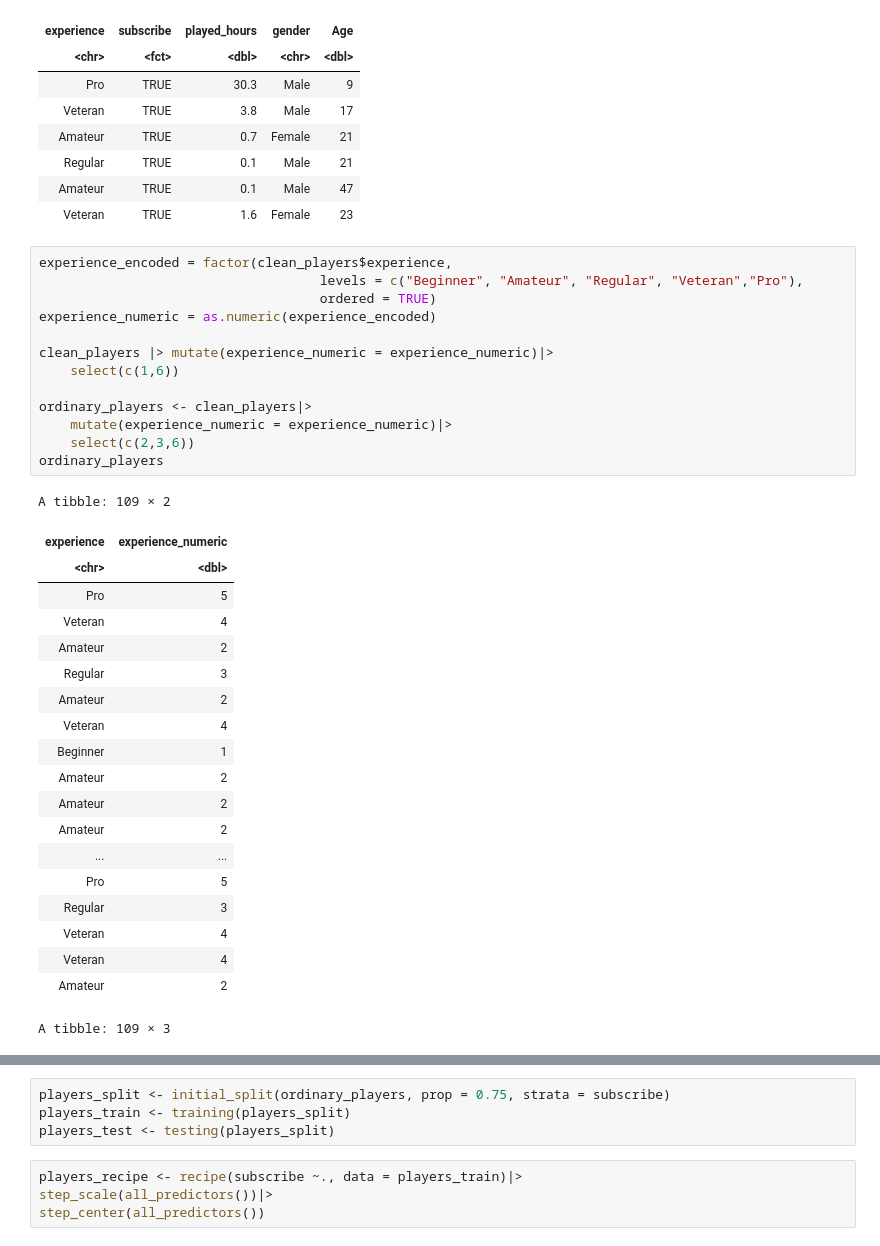
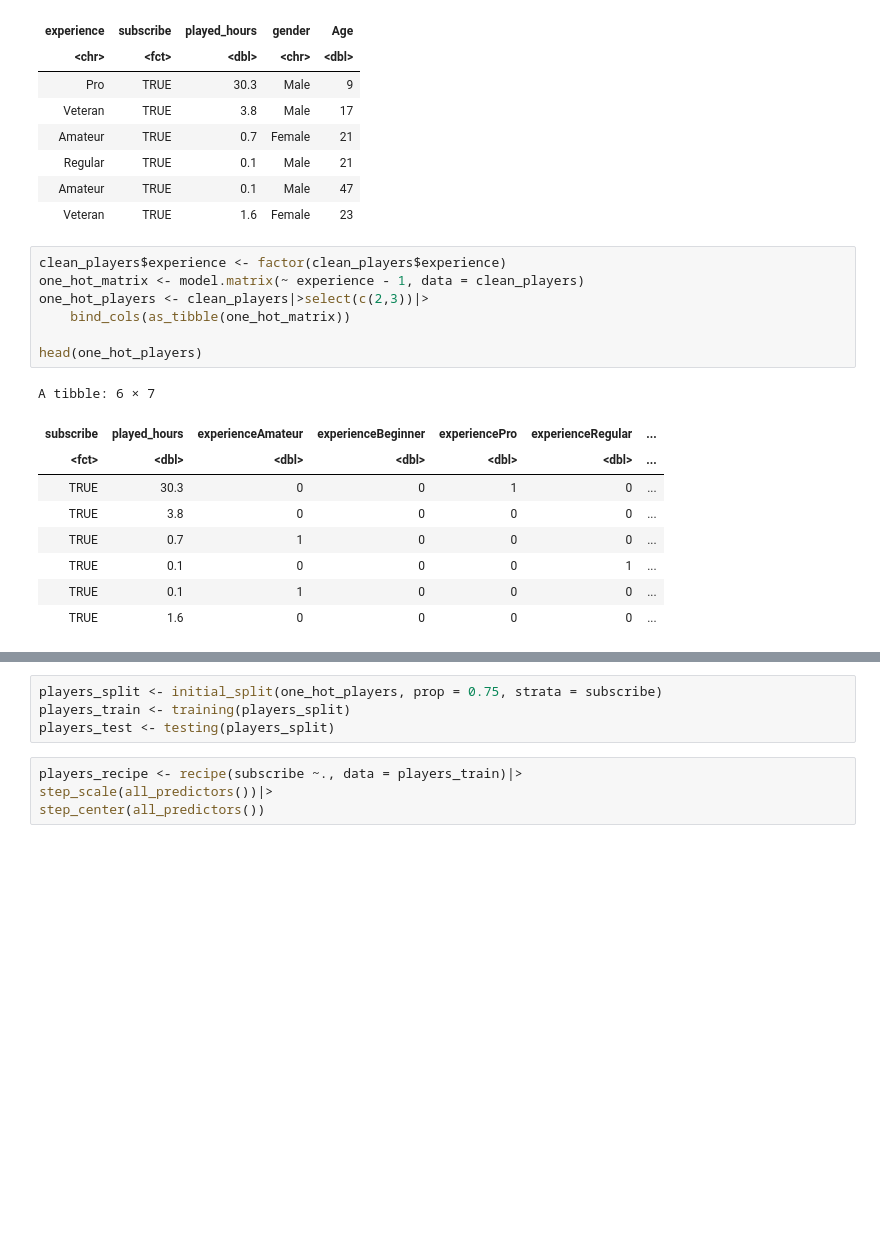
Before and after one commit to anasakbar-05/DSCI_100_Group_Project_009_14, a Jupyter notebook: Group_Project_009_14.ipynb, the cells around one changed output, grey strips where cells are left out. Saved outputs shown, nothing was run; the diff lists cells and outputs as text; blank space fills up the shorter version.

Commit message:
Experience into dbl
Used one-hot encoding to change experience into dbl

```diff
--- a/Group_Project_009_14.ipynb
+++ b/Group_Project_009_14.ipynb
@@ -183,36 +197,19 @@ A tibble: 6 × 5
 | Amateur | TRUE | 0.1 | Male | 47 |
 | Veteran | TRUE | 1.6 | Female | 23 |
 # %%
-experience_encoded = factor(clean_players$experience,
-                                    levels = c("Beginner", "Amateur", "Regular", "Veteran","Pro"),
-                                    ordered = TRUE)
-experience_numeric = as.numeric(experience_encoded)
+clean_players$experience <- factor(clean_players$experience)
+one_hot_matrix <- model.matrix(~ experience - 1, data = clean_players)
+one_hot_players <- clean_players|>select(c(2,3))|>
+    bind_cols(as_tibble(one_hot_matrix))
 
-clean_players |> mutate(experience_numeric = experience_numeric)|>
-    select(c(1,6))
-
-ordinary_players <- clean_players|>
-    mutate(experience_numeric = experience_numeric)|>
-    select(c(2,3,6))
-ordinary_players
+head(one_hot_players)
 # %% [output]
-A tibble: 109 × 2
+A tibble: 6 × 7
-| experience | experience_numeric |
-| <chr> | <dbl> |
-| Pro | 5 |
-| Veteran | 4 |
-| Amateur | 2 |
-| Regular | 3 |
-| Amateur | 2 |
-| Veteran | 4 |
-| Beginner | 1 |
-| Amateur | 2 |
-| Amateur | 2 |
-| Amateur | 2 |
-| ... | ... |
-| Pro | 5 |
-| Regular | 3 |
-| Veteran | 4 |
-| Veteran | 4 |
-| Amateur | 2 |
+| subscribe | played_hours | experienceAmateur | experienceBeginner | experiencePro | experienceRegular | ... |
+| <fct> | <dbl> | <dbl> | <dbl> | <dbl> | <dbl> | ... |
+| TRUE | 30.3 | 0 | 0 | 1 | 0 | ... |
+| TRUE | 3.8 | 0 | 0 | 0 | 0 | ... |
+| TRUE | 0.7 | 1 | 0 | 0 | 0 | ... |
+| TRUE | 0.1 | 0 | 0 | 0 | 1 | ... |
+| TRUE | 0.1 | 1 | 0 | 0 | 0 | ... |
+| TRUE | 1.6 | 0 | 0 | 0 | 0 | ... |
-A tibble: 109 × 3
@@ -237,5 +216,5 @@ A tibble: 109 × 3
 # %%
-players_split <- initial_split(ordinary_players, prop = 0.75, strata = subscribe)
+players_split <- initial_split(one_hot_players, prop = 0.75, strata = subscribe)
 players_train <- training(players_split)
 players_test <- testing(players_split)
 # %%
```
Also changed, not shown: parts of 3 cells of this notebook.
